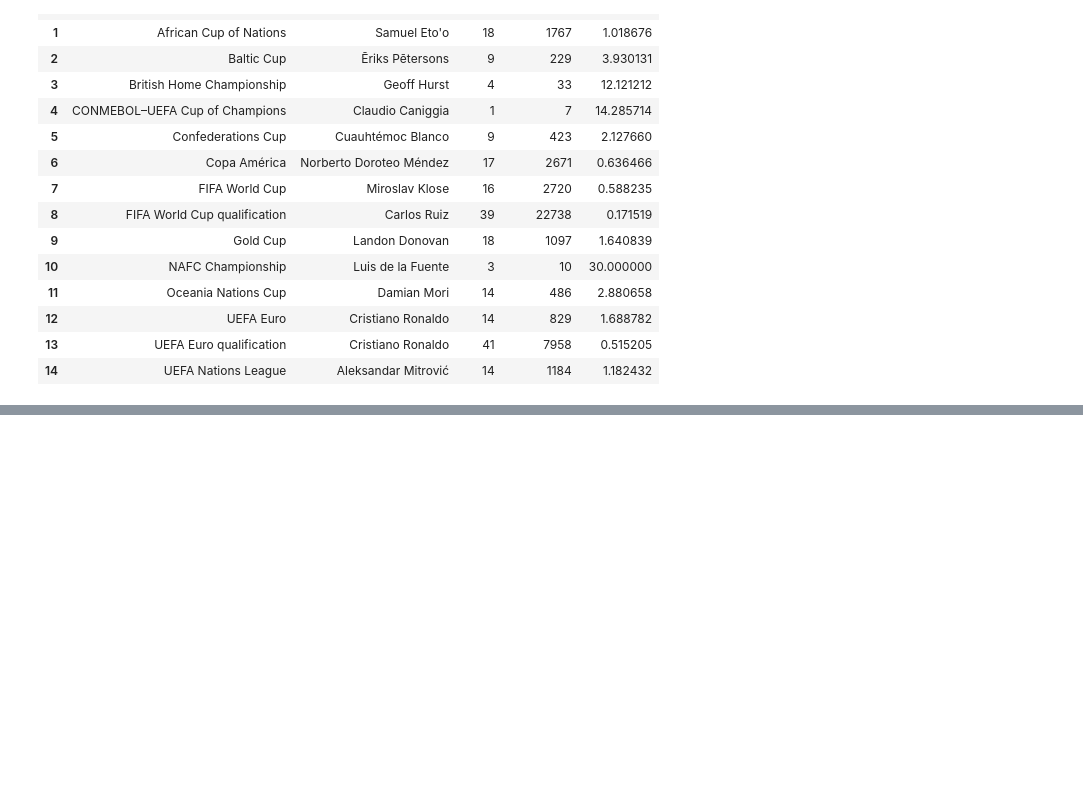
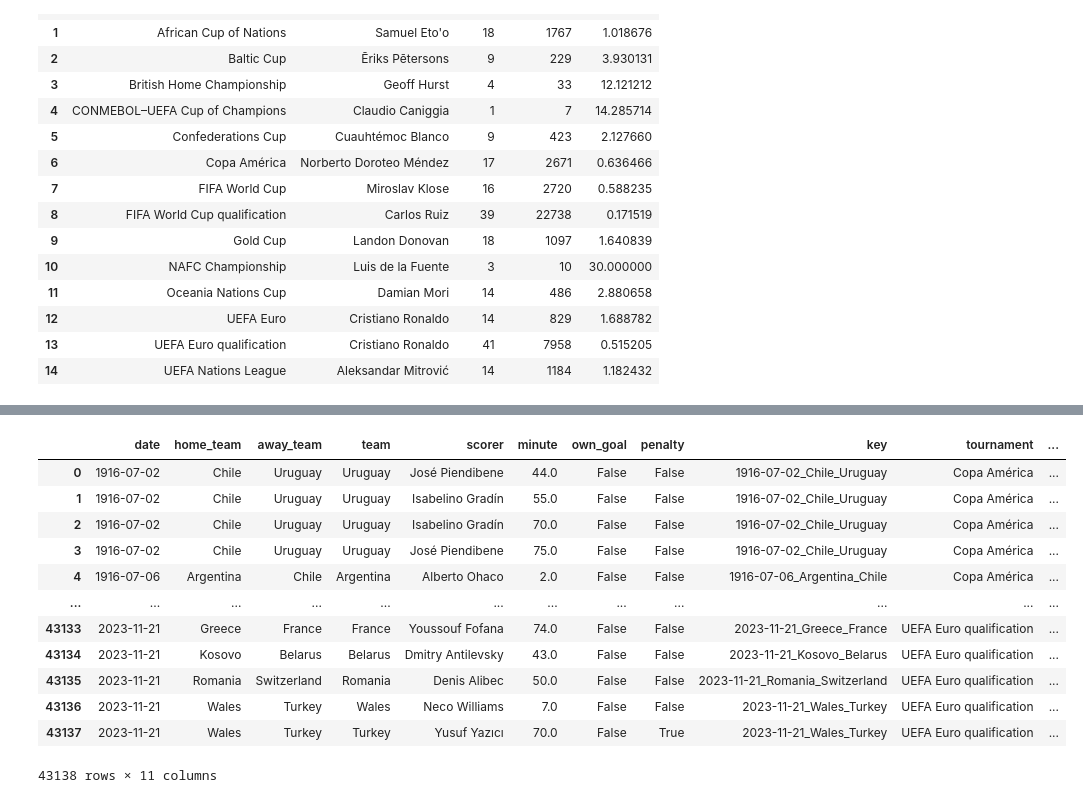
Before and after one commit to Alex-Drysdale/Lilly-Data-Engineering, a Jupyter notebook: results_analysis.ipynb, the cells around one changed output, grey strips where cells are left out. Drawn from its saved outputs; the diff is of its cells as text; code cells hidden in the pictures; blank space fills up the shorter version.

```diff
--- a/results_analysis.ipynb
+++ b/results_analysis.ipynb
@@ -375,0 +387,20 @@ top_scorer_with_percentage.to_csv("top_scorer_with_percentage.csv", index=False)
+# %%
+goalscorers_results["data_quality_flags"] = "No issues"
+for col in goalscorers_results.columns:
+    if goalscorers_results[col].isnull().any():
+        goalscorers_results.loc[goalscorers_results[col].isnull(), 'data_quality_flag'] = f'Missing {col}'
+goalscorers_results
+# %% [output]
+|  | date | home_team | away_team | team | scorer | minute | own_goal | penalty | key | tournament | ... |
+| 0 | 1916-07-02 | Chile | Uruguay | Uruguay | José Piendibene | 44.0 | False | False | 1916-07-02_Chile_Uruguay | Copa América | ... |
+| 1 | 1916-07-02 | Chile | Uruguay | Uruguay | Isabelino Gradín | 55.0 | False | False | 1916-07-02_Chile_Uruguay | Copa América | ... |
+| 2 | 1916-07-02 | Chile | Uruguay | Uruguay | Isabelino Gradín | 70.0 | False | False | 1916-07-02_Chile_Uruguay | Copa América | ... |
+| 3 | 1916-07-02 | Chile | Uruguay | Uruguay | José Piendibene | 75.0 | False | False | 1916-07-02_Chile_Uruguay | Copa América | ... |
+| 4 | 1916-07-06 | Argentina | Chile | Argentina | Alberto Ohaco | 2.0 | False | False | 1916-07-06_Argentina_Chile | Copa América | ... |
+| ... | ... | ... | ... | ... | ... | ... | ... | ... | ... | ... | ... |
+| 43133 | 2023-11-21 | Greece | France | France | Youssouf Fofana | 74.0 | False | False | 2023-11-21_Greece_France | UEFA Euro qualification | ... |
+| 43134 | 2023-11-21 | Kosovo | Belarus | Belarus | Dmitry Antilevsky | 43.0 | False | False | 2023-11-21_Kosovo_Belarus | UEFA Euro qualification | ... |
+| 43135 | 2023-11-21 | Romania | Switzerland | Romania | Denis Alibec | 50.0 | False | False | 2023-11-21_Romania_Switzerland | UEFA Euro qualification | ... |
+| 43136 | 2023-11-21 | Wales | Turkey | Wales | Neco Williams | 7.0 | False | False | 2023-11-21_Wales_Turkey | UEFA Euro qualification | ... |
+| 43137 | 2023-11-21 | Wales | Turkey | Turkey | Yusuf Yazıcı | 70.0 | False | True | 2023-11-21_Wales_Turkey | UEFA Euro qualification | ... |
+43138 rows × 11 columns
```
Also changed, not shown: parts of 14 cells of this notebook.
